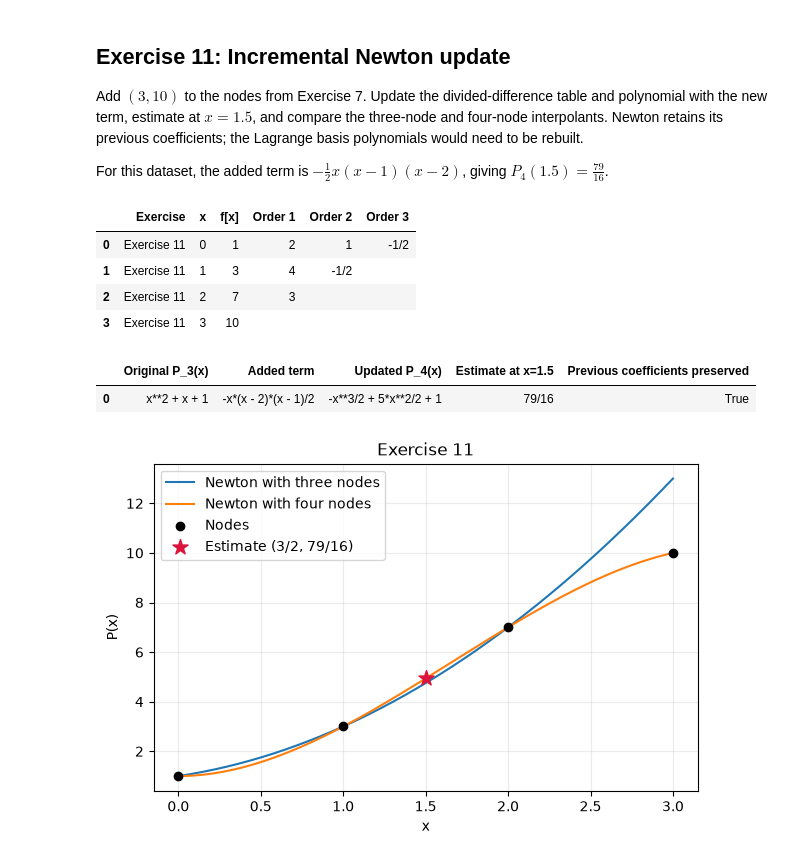
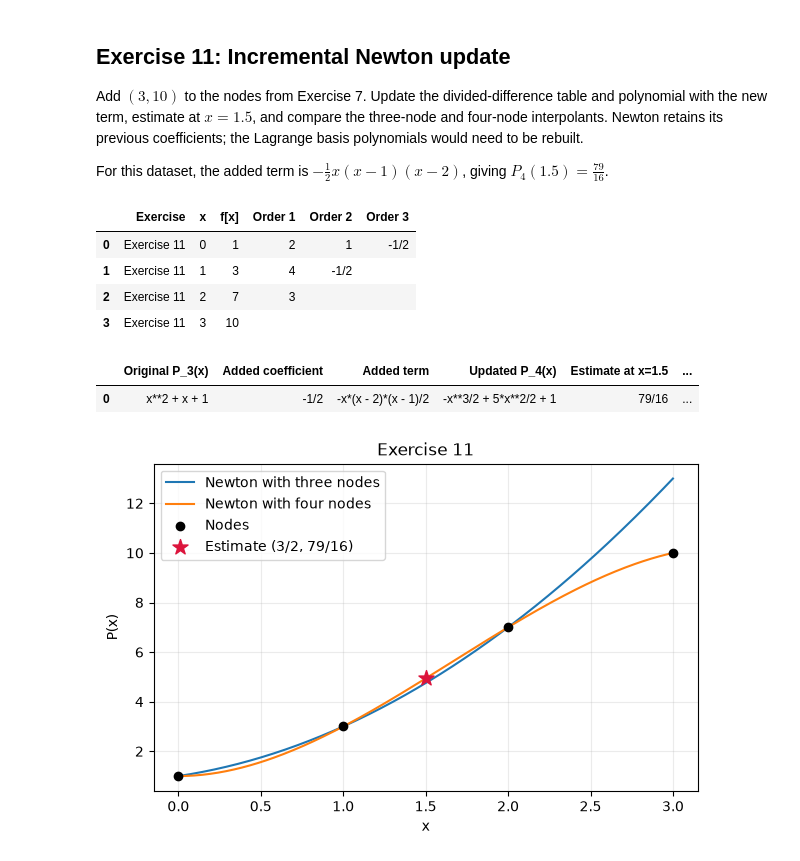
Before and after one commit to DiegoOrtega-UPMH/MathAI-Interpolation, a Jupyter notebook: Interpolacion.ipynb, the cells around one changed output. Cells and saved outputs as stored; diff of their text form; code cells hidden in the pictures.

```diff
--- a/Interpolacion.ipynb
+++ b/Interpolacion.ipynb
@@ -84,8 +84,10 @@ def newton_evaluate(points, value):
         term *= value - xi
     return sp.simplify(total)
 
-def show_difference_table(points, exercise):
-    exact, table = divided_difference_table(points)
+def display_difference_table(exercise, points, table=None):
+    if table is None:
+        _, table = divided_difference_table(points)
+    exact = rational_points(points)
     columns = ["x", "f[x]"] + [f"Order {order}" for order in range(1, len(exact))]
     rows = [
         [str(xi)] + ["" if table[row][order] is None else str(table[row][order]) for order in range(len(exact))]
@@ -447,36 +452,56 @@ For this dataset, the added term is $-\frac{1}{2}x(x-1)(x-2)$, giving $P_4(1.5)=
 # %%
 original_points = datasets["Exercises 4 and 7"]
 updated_points = datasets["Exercise 11"]
-original_polynomial, original_table = newton_polynomial(original_points)
-updated_polynomial, updated_table = newton_polynomial(updated_points)
+original_exact, original_table = divided_difference_table(original_points)
+original_polynomial, _ = newton_polynomial(original_points)
+new_x, new_y = rational_points([updated_points[-1]])[0]
+node_count = len(original_exact)
+
+new_column = [new_y]
+for order in range(1, node_count + 1):
+    row = node_count - order
+    previous_difference = original_table[row][order - 1]
+    new_column.append(sp.simplify(
+        (new_column[-1] - previous_difference) / (new_x - original_exact[row][0])
+    ))
+
+new_coefficient = new_column[-1]
+added_term = sp.factor(new_coefficient * sp.prod(x_symbol - x_i for x_i, _ in original_exact))
+updated_polynomial = sp.expand(original_polynomial + added_term)
+updated_table = [[None] * (node_count + 1) for _ in range(node_count + 1)]
+for row in range(node_count):
+    for order in range(node_count - row):
+        updated_table[row][order] = original_table[row][order]
+for order, difference in enumerate(reversed(new_column)):
+    updated_table[order][node_count - order] = difference
+
 target = sp.Rational(3, 2)
 estimate = sp.simplify(updated_polynomial.subs(x_symbol, target))
-added_term = sp.factor(updated_polynomial - original_polynomial)
-assert updated_table[0][:3] == original_table[0][:3]
-assert updated_table[0][3] == sp.Rational(-1, 2)
-assert added_term == updated_table[0][3] * x_symbol * (x_symbol - 1) * (x_symbol - 2)
+assert new_column == [sp.Integer(10), sp.Integer(3), sp.Rational(-1, 2), sp.Rational(-1, 2)]
+assert updated_table[0][:node_count] == original_table[0][:node_count]
+assert added_term == -x_symbol * (x_symbol - 1) * (x_symbol - 2) / 2
 assert estimate == sp.Rational(79, 16)
 assert all(sp.simplify(updated_polynomial.subs(x_symbol, x) - y) == 0 for x, y in rational_points(updated_points))
 
 display_difference_table("Exercise 11", updated_points, updated_table)
-display(pd.DataFrame([{"Original P_3(x)": str(original_polynomial), "Added term": str(added_term), "Updated P_4(x)": str(updated_polynomial), "Estimate at x=1.5": str(estimate), "Previous coefficients preserved": True}]))
+display(pd.DataFrame([{"Original P_3(x)": str(original_polynomial), "Added coefficient": str(new_coefficient), "Added term": str(added_term), "Updated P_4(x)": str(updated_polynomial), "Estimate at x=1.5": str(estimate), "Previous coefficients preserved": True}]))
 
 x_values = np.linspace(0, 3, 250)
 fig, ax = plt.subplots(figsize=(6, 4), constrained_layout=True)
 ax.plot(x_values, [float(original_polynomial.subs(x_symbol, value)) for value in x_values], label="Newton with three nodes")
 ax.plot(x_values, [float(updated_polynomial.subs(x_symbol, value)) for value in x_values], label="Newton with four nodes")
 ax.scatter(*zip(*updated_points), color="black", label="Nodes", zorder=3)
 ax.scatter([float(target)], [float(estimate)], marker="*", s=130, color="crimson", label=f"Estimate ({target}, {estimate})", zorder=4)
 ax.set(title="Exercise 11", xlabel="x", ylabel="P(x)")
 ax.grid(alpha=0.25)
 ax.legend()
 plt.show()
 # %% [output]
 |  | Exercise | x | f[x] | Order 1 | Order 2 | Order 3 |
 | 0 | Exercise 11 | 0 | 1 | 2 | 1 | -1/2 |
 | 1 | Exercise 11 | 1 | 3 | 4 | -1/2 |  |
 | 2 | Exercise 11 | 2 | 7 | 3 |  |  |
 | 3 | Exercise 11 | 3 | 10 |  |  |  |
-|  | Original P_3(x) | Added term | Updated P_4(x) | Estimate at x=1.5 | Previous coefficients preserved |
-| 0 | x**2 + x + 1 | -x*(x - 2)*(x - 1)/2 | -x**3/2 + 5*x**2/2 + 1 | 79/16 | True |
+|  | Original P_3(x) | Added coefficient | Added term | Updated P_4(x) | Estimate at x=1.5 | ... |
+| 0 | x**2 + x + 1 | -1/2 | -x*(x - 2)*(x - 1)/2 | -x**3/2 + 5*x**2/2 + 1 | 79/16 | ... |
 [figure]
```
Also changed, not shown: parts of 2 cells of this notebook.
